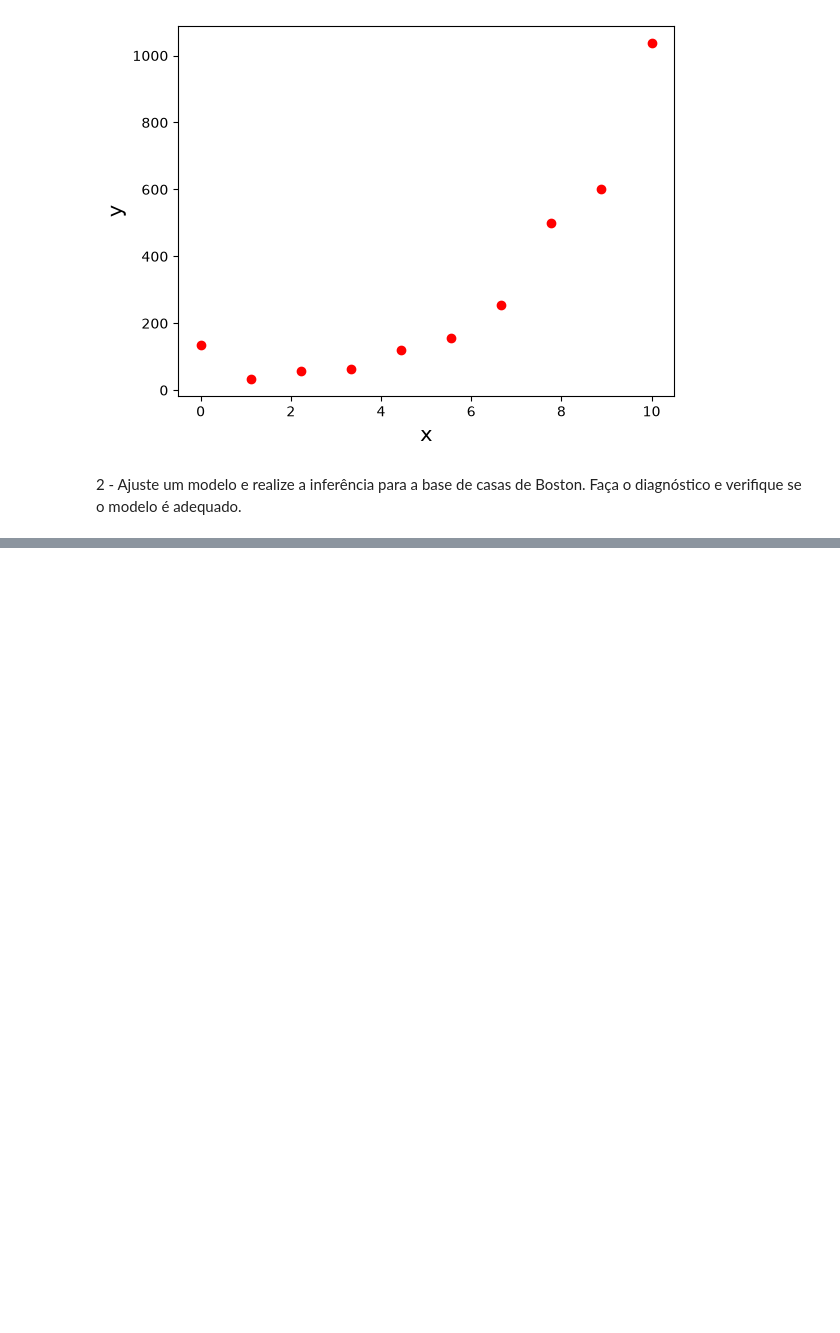
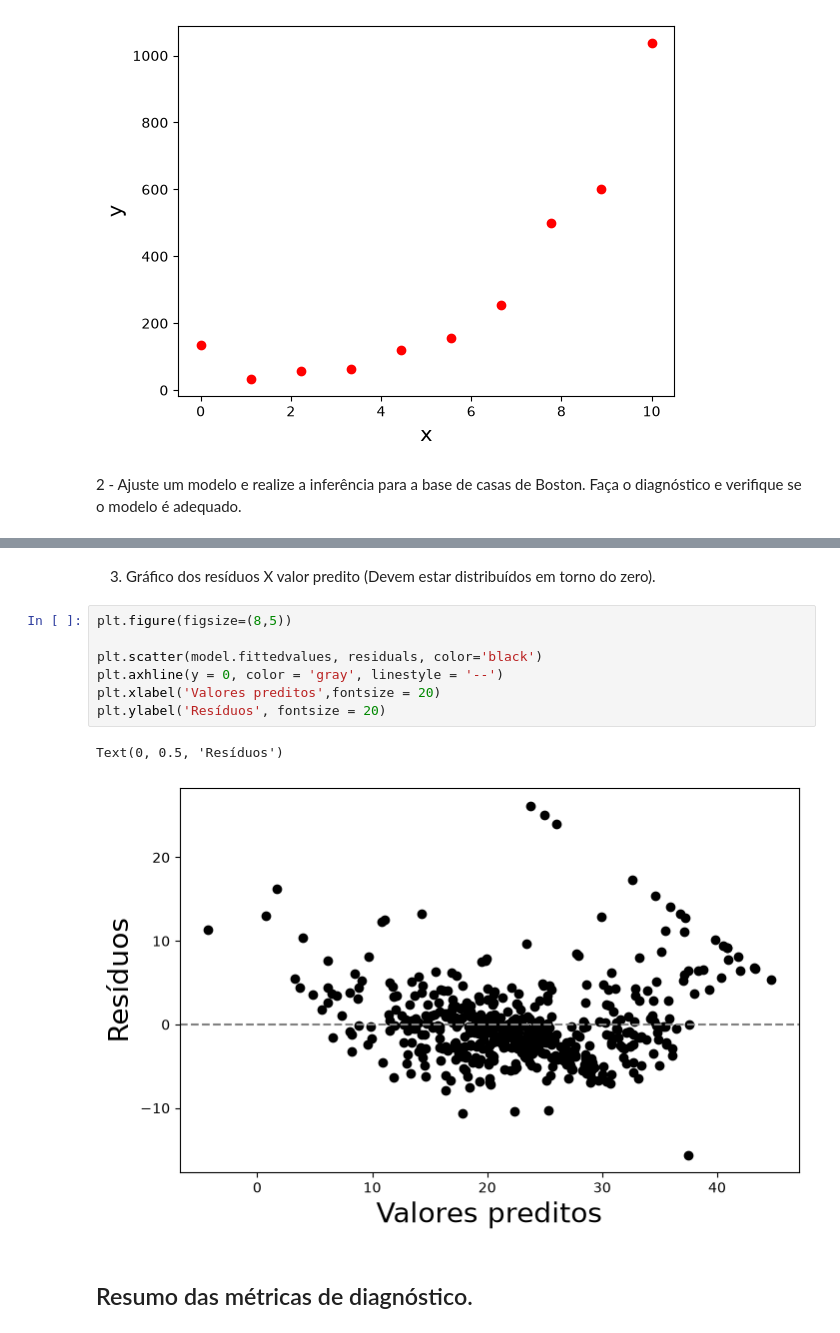
Before and after one commit to saulosgil/CursoMLeCD-USP, a Jupyter notebook: 5-regressao multivariada/Aula06-Regressao-p2.ipynb, the cells around one changed output, grey strips where cells are left out. Cells and saved outputs as stored; diff of their text form; blank space fills up the shorter version.

```diff
--- a/5-regressao multivariada/Aula06-Regressao-p2.ipynb
+++ b/5-regressao multivariada/Aula06-Regressao-p2.ipynb
@@ -525,0 +659,14 @@ plt.show(True)
+# %% [markdown]
+3. Gráfico dos resíduos X valor predito (Devem estar distribuídos em torno do zero).
+# %%
+plt.figure(figsize=(8,5))
+
+plt.scatter(model.fittedvalues, residuals, color='black')
+plt.axhline(y = 0, color = 'gray', linestyle = '--')
+plt.xlabel('Valores preditos',fontsize = 20)
+plt.ylabel('Resíduos', fontsize = 20)
+# %% [output]
+Text(0, 0.5, 'Resíduos')
+[figure, added]
+# %% [markdown]
+## Resumo das métricas de diagnóstico.
```
Also changed, not shown: parts of 10 cells of this notebook.
